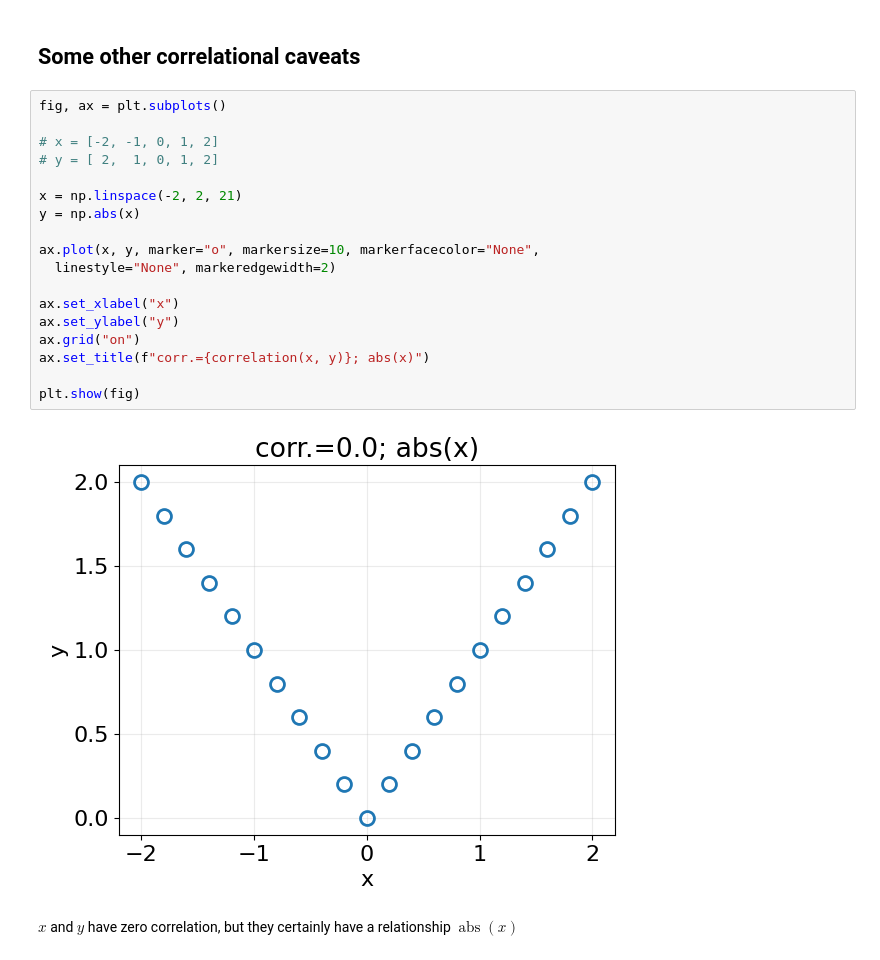
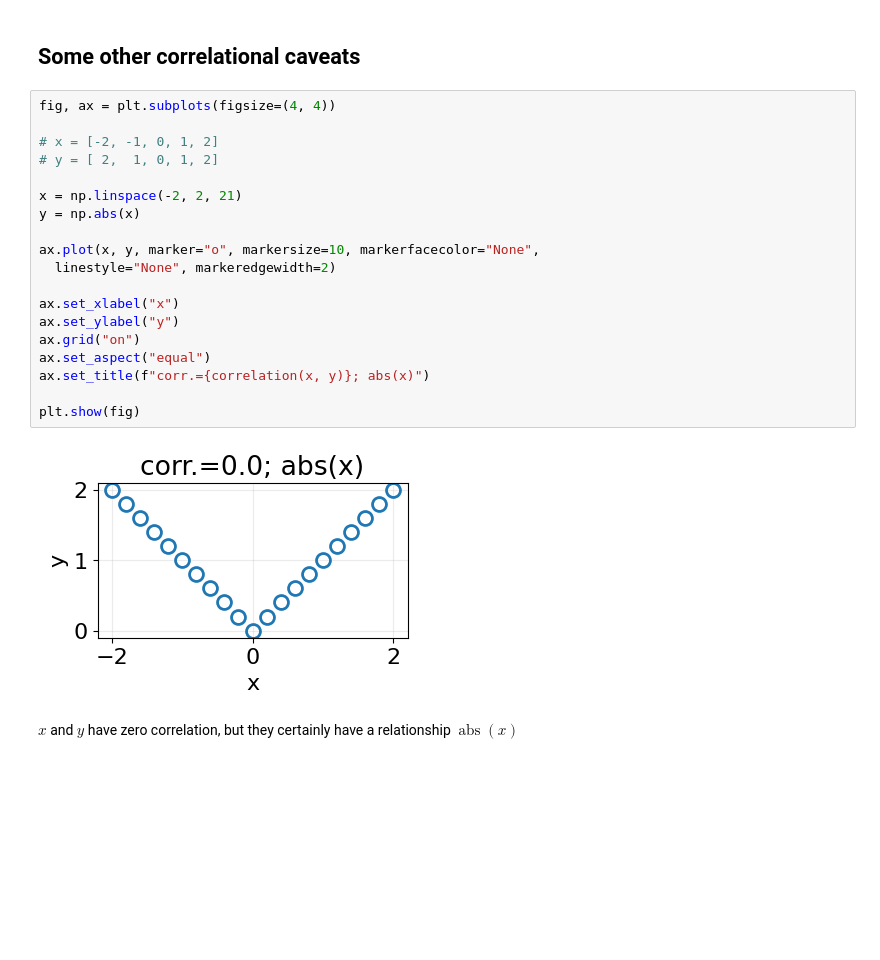
Before and after one commit to LugoBlogger/AK-201-426-data-science, a Jupyter notebook: ch-05-stats.ipynb, the cells around one changed output. Saved outputs shown, nothing was run; the diff lists cells and outputs as text; blank space fills up the shorter version.

```diff
--- a/ch-05-stats.ipynb
+++ b/ch-05-stats.ipynb
@@ -433,25 +434,26 @@ The below image is another example that will show this kind of paradox
 # %% [markdown]
 ## Some other correlational caveats
 # %%
-fig, ax = plt.subplots()
+fig, ax = plt.subplots(figsize=(4, 4))
 
 # x = [-2, -1, 0, 1, 2]
 # y = [ 2,  1, 0, 1, 2]
 
 x = np.linspace(-2, 2, 21)
 y = np.abs(x)
 
 ax.plot(x, y, marker="o", markersize=10, markerfacecolor="None",
   linestyle="None", markeredgewidth=2)
 
 ax.set_xlabel("x")
 ax.set_ylabel("y")
 ax.grid("on")
+ax.set_aspect("equal")
 ax.set_title(f"corr.={correlation(x, y)}; abs(x)")
 
 plt.show(fig)
 # %% [output]
-[figure, old version]
+[figure, new version]
 # %% [markdown]
 $x$ and $y$ have zero correlation, but they certainly have a relationship
 $\operatorname{abs}(x)$
```
Also changed, not shown: parts of 6 cells of this notebook, 6 other files.
